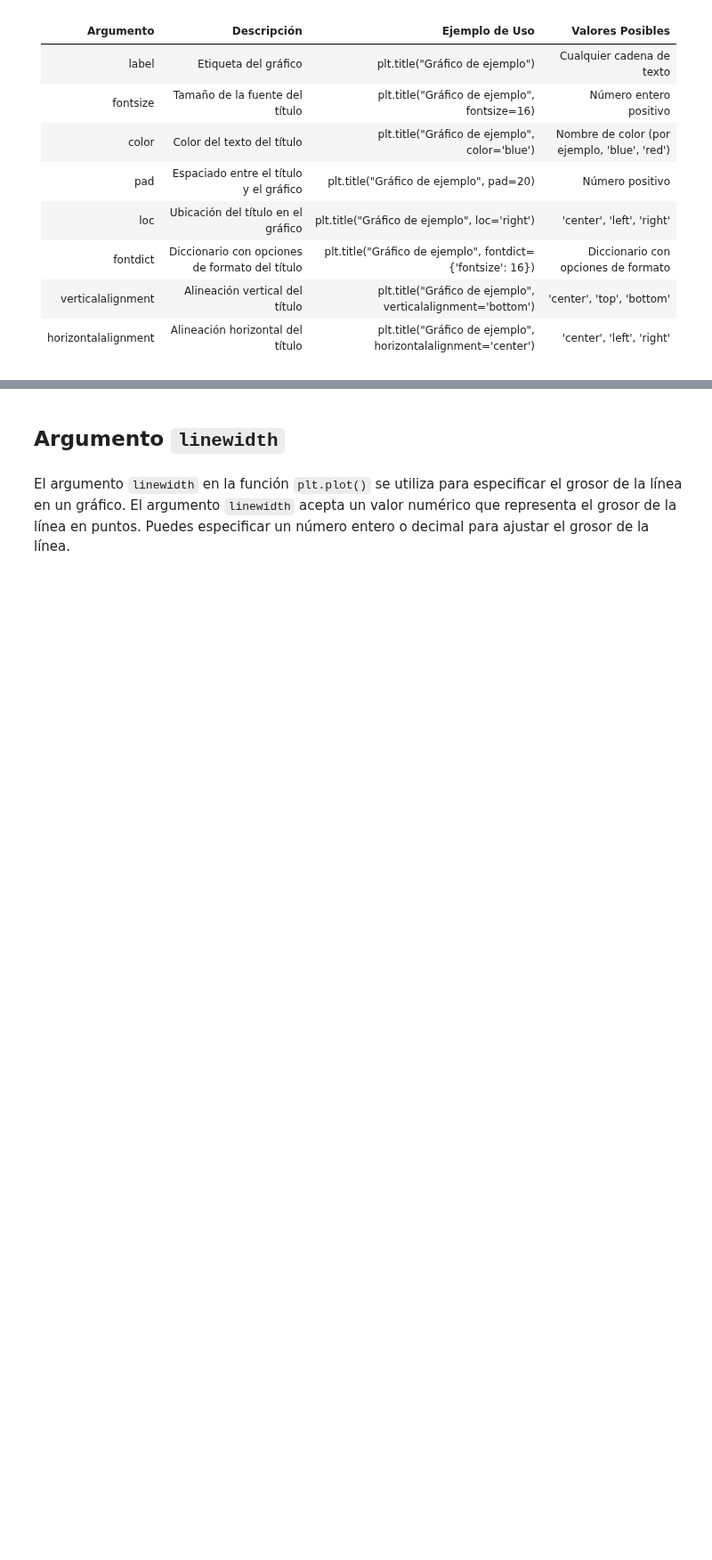
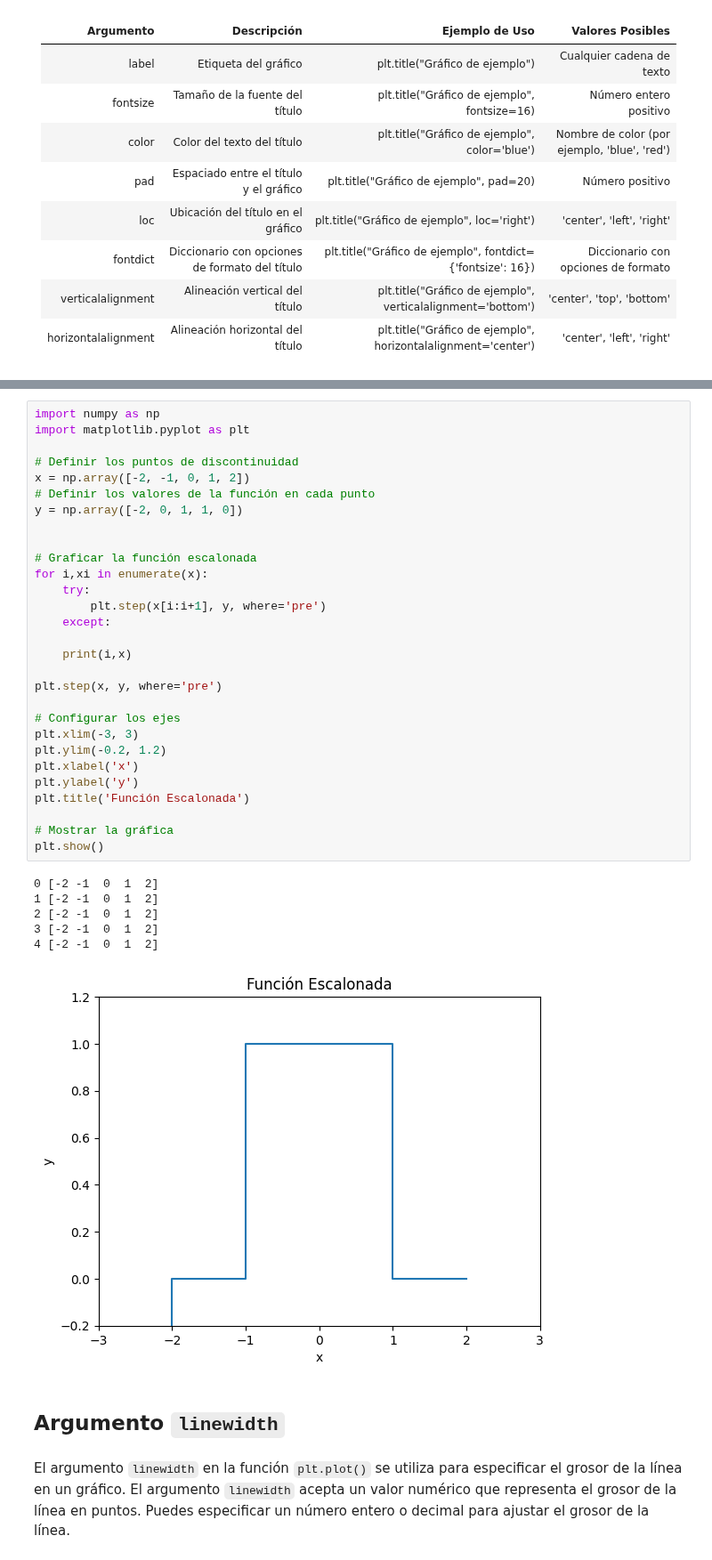
Before and after one commit to pjhh-ciencias/ProgramacionDOS2022, a Jupyter notebook: Python/S12.ipynb, the cells around one changed output, grey strips where cells are left out. Shown at 89% size. Cells and saved outputs as stored; diff of their text form; blank space fills up the shorter version.

```diff
--- a/Python/S12.ipynb
+++ b/Python/S12.ipynb
@@ -80,3 +141,39 @@ plt.show()
+# %%
+import numpy as np
+import matplotlib.pyplot as plt
+
+# Definir los puntos de discontinuidad
+x = np.array([-2, -1, 0, 1, 2])
+# Definir los valores de la función en cada punto
+y = np.array([-2, 0, 1, 1, 0])
+
+
+# Graficar la función escalonada
+for i,xi in enumerate(x):
+    try:
+        plt.step(x[i:i+1], y, where='pre')
+    except:
+
+    print(i,x)
+
+plt.step(x, y, where='pre')
+
+# Configurar los ejes
+plt.xlim(-3, 3)
+plt.ylim(-0.2, 1.2)
+plt.xlabel('x')
+plt.ylabel('y')
+plt.title('Función Escalonada')
+
+# Mostrar la gráfica
+plt.show()
+# %% [output]
+0 [-2 -1  0  1  2]
+1 [-2 -1  0  1  2]
+2 [-2 -1  0  1  2]
+3 [-2 -1  0  1  2]
+4 [-2 -1  0  1  2]
+[figure, added]
 # %% [markdown]
 ## Argumento `linewidth`
 # %% [markdown]
```
Also changed, not shown: parts of 16 cells of this notebook, 2 other files.
